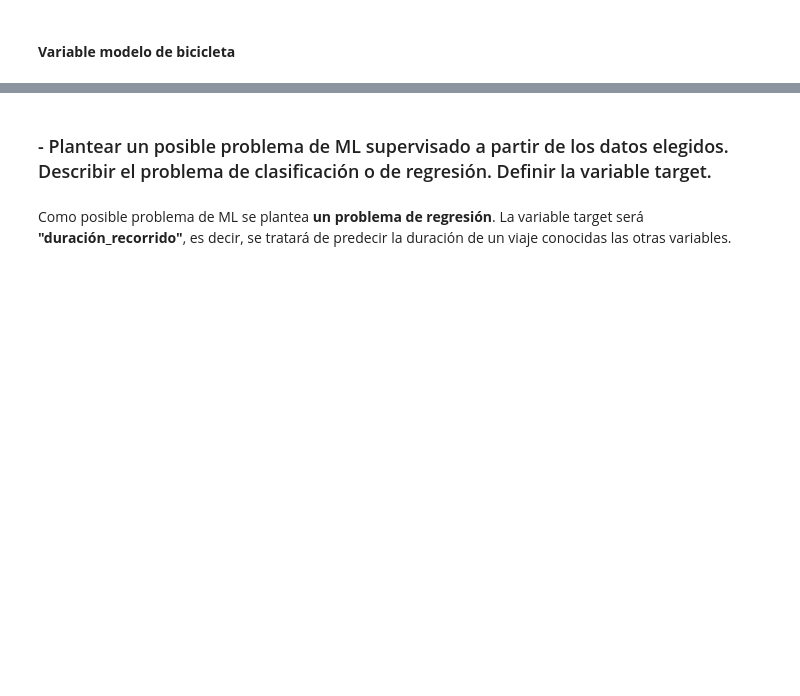
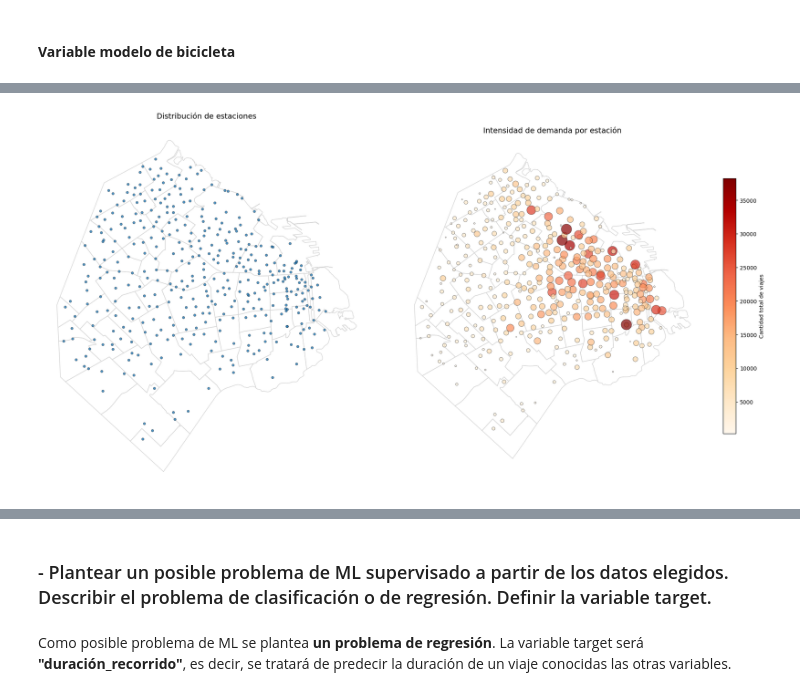
Before and after one commit to elianpinzas/add_tp_final, a Jupyter notebook: trabajo_final.ipynb, the cells around one changed output, grey strips where cells are left out. Drawn from its saved outputs; the diff is of its cells as text; code cells hidden in the pictures; blank space fills up the shorter version.

```diff
--- a/trabajo_final.ipynb
+++ b/trabajo_final.ipynb
@@ -325,0 +404,41 @@ plot_pie(
+# %%
+fig, axes = plt.subplots(1, 2, figsize=(20, 10))
+
+# Mapa 1: infraestructura. Se dibuja el fondo de CABA
+mapa_caba.plot(ax=axes[0], color='white', edgecolor='lightgrey')
+
+# Se dibujan las estaciones todas iguales
+geo_estaciones.plot(
+    ax=axes[0],
+    color='#1F77B4',
+    markersize=20,   # Todos los puntos del mismo tamaño
+    alpha=0.8,
+    edgecolor='black',
+    linewidth=0.4
+)
+axes[0].set_title('Distribución de estaciones', fontsize=14, pad=10)
+axes[0].axis('off')  # Se sacan los ejes
+
+
+# Mapa 2: mapa de calor (demanda de las estaciones). Se dibuja el fondo de CABA
+mapa_caba.plot(ax=axes[1], color='white', edgecolor='lightgrey')
+
+# Se dibuja el mapa de calor
+geo_estaciones.plot(
+    ax=axes[1],
+    column='total_viajes',
+    cmap='OrRd',
+    legend=True,
+    legend_kwds={'label': "Cantidad total de viajes", 'orientation': "vertical", 'shrink': 0.7},
+    markersize=geo_estaciones['total_viajes'] / 100, # Ajustado para que no se pisen tanto
+    alpha=0.7,
+    edgecolor='black',
+    linewidth=0.5
+)
+axes[1].set_title('Intensidad de demanda por estación', fontsize=14, pad=10)
+axes[1].axis('off')  # Se sacan los ejes
+
+plt.tight_layout()
+plt.show()
+# %% [output]
+[figure, added]
```
Also changed, not shown: parts of 8 cells of this notebook.
